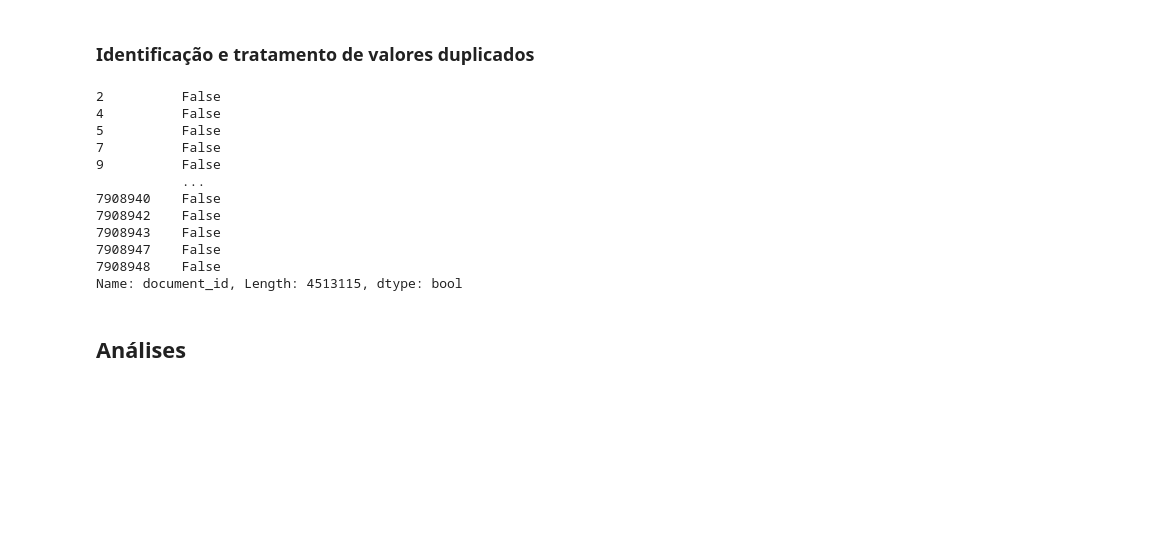
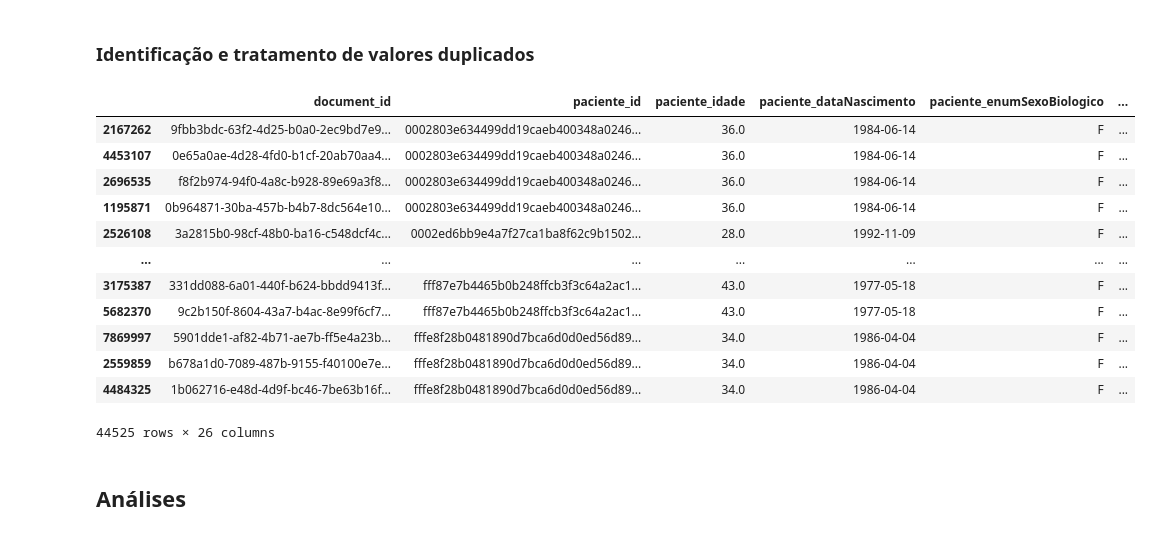
Before and after one commit to massaoiwanaga/topespsi, a Jupyter notebook: TESI_VAC_COVID.ipynb, the cells around one changed output. Drawn from its saved outputs; the diff is of its cells as text; code cells hidden in the pictures; blank space fills up the shorter version.

```diff
--- a/TESI_VAC_COVID.ipynb
+++ b/TESI_VAC_COVID.ipynb
@@ -339,23 +337,26 @@ df_vacinacao.query('paciente_racaCor_codigo not in ["1", "2", "3", "4", "5", "99
 |  | document_id | paciente_id | paciente_idade | paciente_dataNascimento | paciente_enumSexoBiologico | ... |
 # %% [markdown]
 ### Identificação e tratamento de valores duplicados
-# %%
-# falta incluir tratamento de valores duplicados
-
-df_vacinacao['document_id'].duplicated()
-# %% [output]
-2          False
-4          False
-5          False
-7          False
-9          False
-           ...
-7908940    False
-7908942    False
-7908943    False
-7908947    False
-7908948    False
-Name: document_id, Length: 4513115, dtype: bool
+# %%
+#Lista todos os registros em que o "paciente_id" apareça mais de 2 vezes
+df_vacinacao[df_vacinacao['paciente_id'].isin(df_vacinacao['paciente_id'].value_counts()[df_vacinacao['paciente_id'].value_counts()>2].index)].sort_values(by=["paciente_id"])
+
+#df_vacinacao.duplicated(subset=['document_id'])
+#df_vacinacao[df_vacinacao.duplicated(subset=['paciente_id'], keep=False)].sort_values(by=["paciente_id"])
+# %% [output]
+|  | document_id | paciente_id | paciente_idade | paciente_dataNascimento | paciente_enumSexoBiologico | ... |
+| 2167262 | 9fbb3bdc-63f2-4d25-b0a0-2ec9bd7e9... | 0002803e634499dd19caeb400348a0246... | 36.0 | 1984-06-14 | F | ... |
+| 4453107 | 0e65a0ae-4d28-4fd0-b1cf-20ab70aa4... | 0002803e634499dd19caeb400348a0246... | 36.0 | 1984-06-14 | F | ... |
+| 2696535 | f8f2b974-94f0-4a8c-b928-89e69a3f8... | 0002803e634499dd19caeb400348a0246... | 36.0 | 1984-06-14 | F | ... |
+| 1195871 | 0b964871-30ba-457b-b4b7-8dc564e10... | 0002803e634499dd19caeb400348a0246... | 36.0 | 1984-06-14 | F | ... |
+| 2526108 | 3a2815b0-98cf-48b0-ba16-c548dcf4c... | 0002ed6bb9e4a7f27ca1ba8f62c9b1502... | 28.0 | 1992-11-09 | F | ... |
+| ... | ... | ... | ... | ... | ... | ... |
+| 3175387 | 331dd088-6a01-440f-b624-bbdd9413f... | fff87e7b4465b0b248ffcb3f3c64a2ac1... | 43.0 | 1977-05-18 | F | ... |
+| 5682370 | 9c2b150f-8604-43a7-b4ac-8e99f6cf7... | fff87e7b4465b0b248ffcb3f3c64a2ac1... | 43.0 | 1977-05-18 | F | ... |
+| 7869997 | 5901dde1-af82-4b71-ae7b-ff5e4a23b... | fffe8f28b0481890d7bca6d0d0ed56d89... | 34.0 | 1986-04-04 | F | ... |
+| 2559859 | b678a1d0-7089-487b-9155-f40100e7e... | fffe8f28b0481890d7bca6d0d0ed56d89... | 34.0 | 1986-04-04 | F | ... |
+| 4484325 | 1b062716-e48d-4d9f-bc46-7be63b16f... | fffe8f28b0481890d7bca6d0d0ed56d89... | 34.0 | 1986-04-04 | F | ... |
+44525 rows × 26 columns
 # %% [markdown]
 ## Análises
 # %%
```
Also changed, not shown: parts of 1 cell of this notebook.
